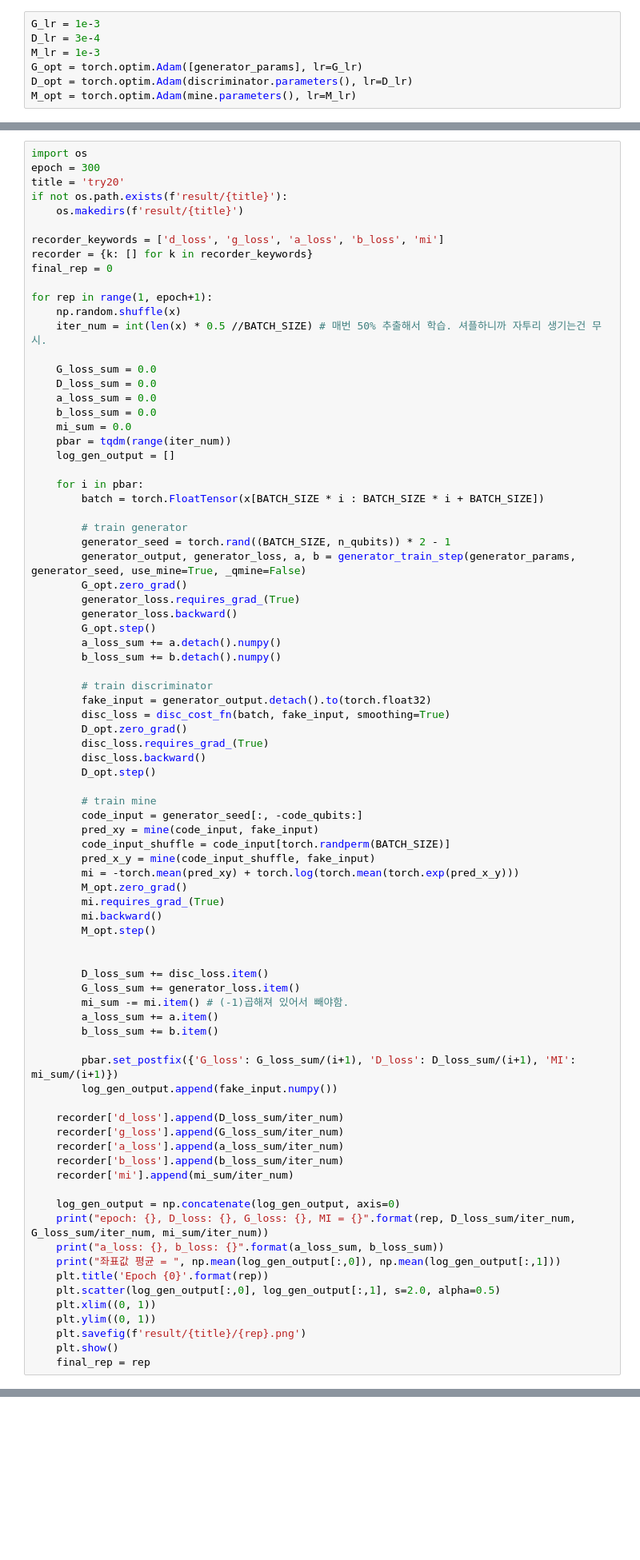
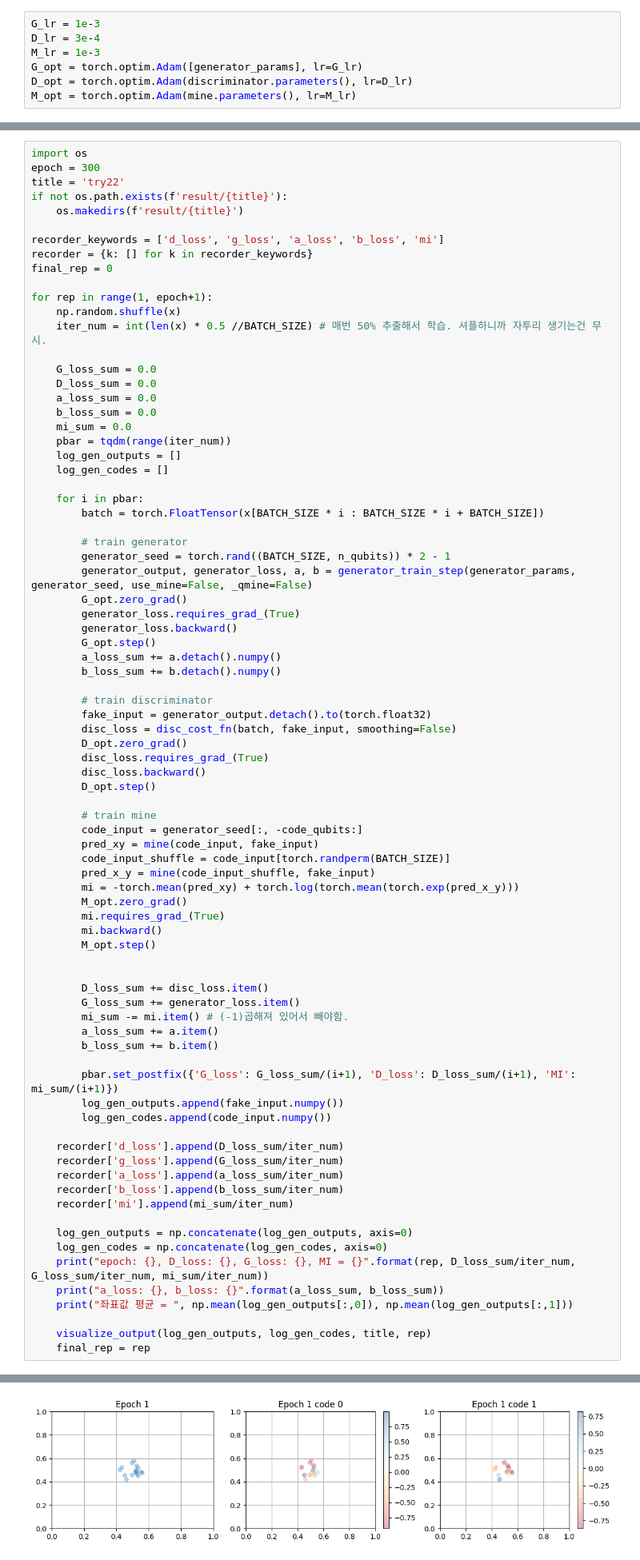
Before and after one commit to red1108/infoQGAN-outdated-, a Jupyter notebook: QGAN+QMINE/code.ipynb, the cells around one changed output, grey strips where cells are left out. Shown at 80% size. Drawn from its saved outputs; the diff is of its cells as text; blank space fills up the shorter version.

```diff
--- a/QGAN+QMINE/code.ipynb
+++ b/QGAN+QMINE/code.ipynb
@@ -242,7 +265,7 @@ M_opt = torch.optim.Adam(mine.parameters(), lr=M_lr)
 # %%
 import os
 epoch = 300
-title = 'try20'
+title = 'try22'
 if not os.path.exists(f'result/{title}'):
     os.makedirs(f'result/{title}')
 
@@ -260,14 +283,15 @@ for rep in range(1, epoch+1):
     b_loss_sum = 0.0
     mi_sum = 0.0
     pbar = tqdm(range(iter_num))
-    log_gen_output = []
+    log_gen_outputs = []
+    log_gen_codes = []
 
     for i in pbar:
         batch = torch.FloatTensor(x[BATCH_SIZE * i : BATCH_SIZE * i + BATCH_SIZE])
 
         # train generator
         generator_seed = torch.rand((BATCH_SIZE, n_qubits)) * 2 - 1
-        generator_output, generator_loss, a, b = generator_train_step(generator_params, generator_seed, use_mine=True, _qmine=False)
+        generator_output, generator_loss, a, b = generator_train_step(generator_params, generator_seed, use_mine=False, _qmine=False)
         G_opt.zero_grad()
         generator_loss.requires_grad_(True)
         generator_loss.backward()
@@ -277,7 +301,7 @@ for rep in range(1, epoch+1):
 
         # train discriminator
         fake_input = generator_output.detach().to(torch.float32)
-        disc_loss = disc_cost_fn(batch, fake_input, smoothing=True)
+        disc_loss = disc_cost_fn(batch, fake_input, smoothing=False)
         D_opt.zero_grad()
         disc_loss.requires_grad_(True)
         disc_loss.backward()
@@ -302,7 +326,8 @@ for rep in range(1, epoch+1):
         b_loss_sum += b.item()
 
         pbar.set_postfix({'G_loss': G_loss_sum/(i+1), 'D_loss': D_loss_sum/(i+1), 'MI': mi_sum/(i+1)})
-        log_gen_output.append(fake_input.numpy())
+        log_gen_outputs.append(fake_input.numpy())
+        log_gen_codes.append(code_input.numpy())
 
     recorder['d_loss'].append(D_loss_sum/iter_num)
     recorder['g_loss'].append(G_loss_sum/iter_num)
@@ -310,14 +335,12 @@ for rep in range(1, epoch+1):
     recorder['b_loss'].append(b_loss_sum/iter_num)
     recorder['mi'].append(mi_sum/iter_num)
 
-    log_gen_output = np.concatenate(log_gen_output, axis=0)
+    log_gen_outputs = np.concatenate(log_gen_outputs, axis=0)
+    log_gen_codes = np.concatenate(log_gen_codes, axis=0)
     print("epoch: {}, D_loss: {}, G_loss: {}, MI = {}".format(rep, D_loss_sum/iter_num, G_loss_sum/iter_num, mi_sum/iter_num))
     print("a_loss: {}, b_loss: {}".format(a_loss_sum, b_loss_sum))
-    print("좌표값 평균 = ", np.mean(log_gen_output[:,0]), np.mean(log_gen_output[:,1]))
-    plt.title('Epoch {0}'.format(rep))
-    plt.scatter(log_gen_output[:,0], log_gen_output[:,1], s=2.0, alpha=0.5)
-    plt.xlim((0, 1))
-    plt.ylim((0, 1))
-    plt.savefig(f'result/{title}/{rep}.png')
-    plt.show()
+    print("좌표값 평균 = ", np.mean(log_gen_outputs[:,0]), np.mean(log_gen_outputs[:,1]))
+
+    visualize_output(log_gen_outputs, log_gen_codes, title, rep)
     final_rep = rep
+# %% [output]
@@ -323,0 +350 @@ for rep in range(1, epoch+1):
+[figure, added]
```
Also changed, not shown: parts of 9 cells of this notebook, 2 other files.
